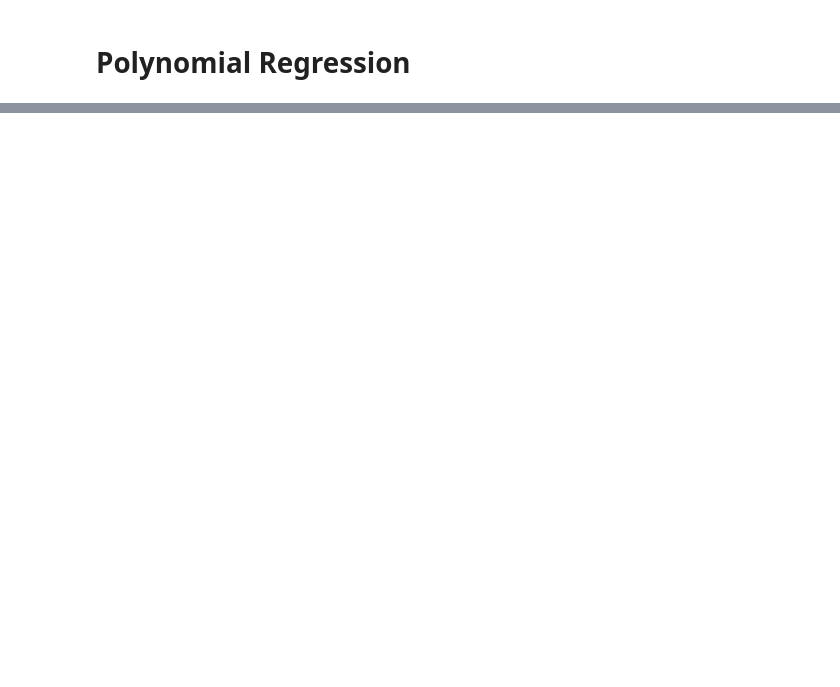
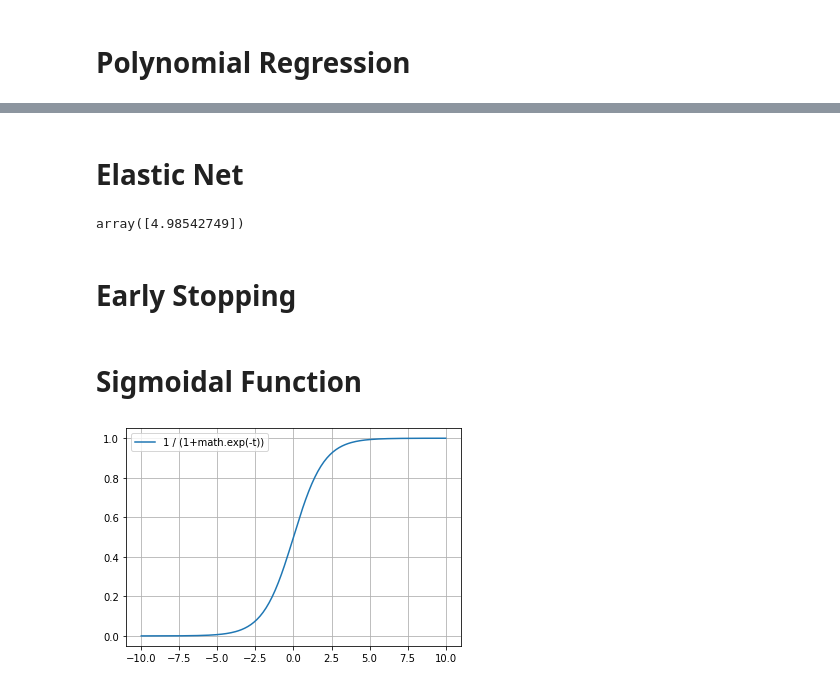
Before and after one commit to joncucci/Machine_Learning_Study, a Jupyter notebook: Chapter 4 (training models)/Training Models.ipynb, the cells around one changed output, grey strips where cells are left out. Drawn from its saved outputs; the diff is of its cells as text; code cells hidden in the pictures; blank space fills up the shorter version.

```diff
--- a/Chapter 4 (training models)/Training Models.ipynb
+++ b/Chapter 4 (training models)/Training Models.ipynb
@@ -121,0 +196,11 @@ plt.show()
+# %% [markdown]
+# Elastic Net
+# %%
+from sklearn.linear_model import ElasticNet
+elastic_net = ElasticNet(alpha = 0.1, l1_ratio = 0.5)
+elastic_net.fit(X, y)
+elastic_net.predict([[1.5]])
+# %% [output]
+array([4.98542749])
+# %% [markdown]
+# Early Stopping
@@ -121,0 +235,13 @@ plt.show()
+# %% [markdown]
+# Sigmoidal Function
+# %%
+import math
+
+sig_x = list(map(lambda n: n / 10, range(-100, 101)))
+sig_y = [1/(1+math.exp(-t)) for t in sig_x]
+plt.plot(sig_x, sig_y, label = "1 / (1+math.exp(-t))")
+plt.grid()
+plt.legend()
+plt.show()
+# %% [output]
+[figure, added]
```
Also changed, not shown: parts of 28 cells of this notebook.
